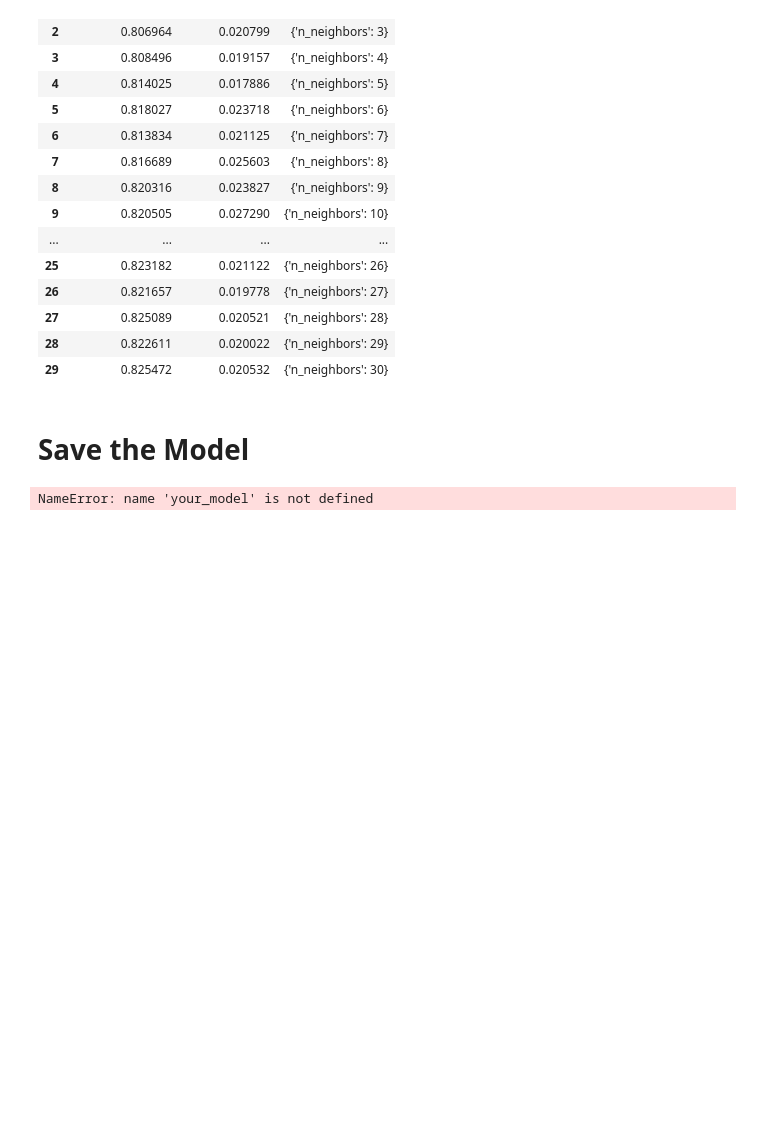
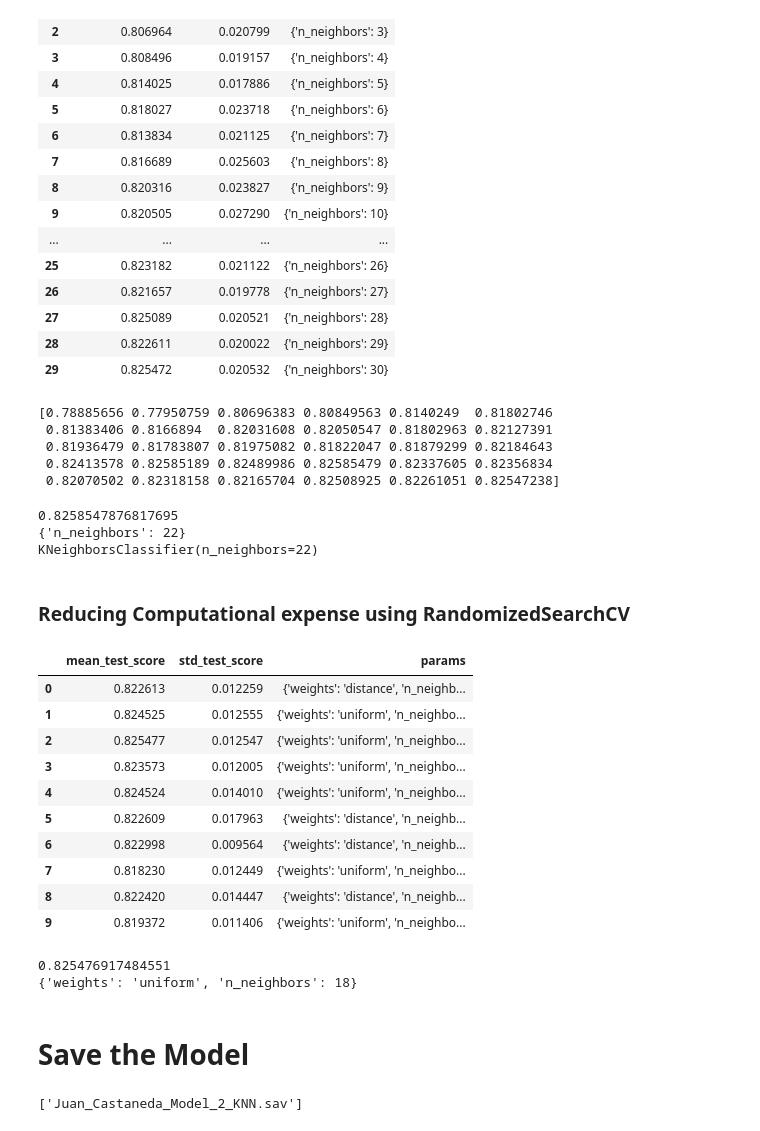
Before and after one commit to crogar/machine-learning-challenge, a Jupyter notebook: starter_code/model_2_Classification_KNN.ipynb, the cells around one changed output. Saved outputs shown, nothing was run; the diff lists cells and outputs as text; code cells hidden in the pictures; blank space fills up the shorter version.

Commit message:
Exported knn.sav model

```diff
--- a/starter_code/model_2_Classification_KNN.ipynb
+++ b/starter_code/model_2_Classification_KNN.ipynb
@@ -182,6 +182,7 @@ Use `GridSearchCV` to tune the model's parameters
 from sklearn.model_selection import GridSearchCV
 # define the parameter values that should be searched
 k_range = list(range(1, 31))
+weight_options = ['uniform', 'distance']
 print(k_range)
 # %% [output]
 [1, 2, 3, 4, 5, 6, 7, 8, 9, 10, 11, 12, 13, 14, 15, 16, 17, 18, 19, 20, 21, 22, 23, 24, 25, 26, 27, 28, 29, 30]
@@ -237,3 +238,24 @@ pd.DataFrame(grid.cv_results_)[['mean_test_score', 'std_test_score', 'params']]
 | 27 | 0.825089 | 0.020521 | {'n_neighbors': 28} |
 | 28 | 0.822611 | 0.020022 | {'n_neighbors': 29} |
 | 29 | 0.825472 | 0.020532 | {'n_neighbors': 30} |
+# %%
+# print the array of mean scores only
+grid_mean_scores = grid.cv_results_['mean_test_score']
+print(grid_mean_scores)
+# %% [output]
+[0.78885656 0.77950759 0.80696383 0.80849563 0.8140249  0.81802746
+ 0.81383406 0.8166894  0.82031608 0.82050547 0.81802963 0.82127391
+ 0.81936479 0.81783807 0.81975082 0.81822047 0.81879299 0.82184643
+ 0.82413578 0.82585189 0.82489986 0.82585479 0.82337605 0.82356834
+ 0.82070502 0.82318158 0.82165704 0.82508925 0.82261051 0.82547238]
+# %%
+# examine the best model
+print(grid.best_score_)
+print(grid.best_params_)
+print(grid.best_estimator_)
+# %% [output]
+0.8258547876817695
+{'n_neighbors': 22}
+KNeighborsClassifier(n_neighbors=22)
+# %% [markdown]
+### Reducing Computational expense using RandomizedSearchCV
@@ -240,3 +264,30 @@ pd.DataFrame(grid.cv_results_)[['mean_test_score', 'std_test_score', 'params']]
+# %%
+# specify "parameter distributions" rather than a "parameter grid"
+param_dist = dict(n_neighbors=k_range, weights=weight_options)
+# %%
+# n_iter controls the number of searches
+rand = RandomizedSearchCV(knn_model, param_dist, cv=10, scoring='accuracy', n_iter=10, random_state=5)
+rand.fit(X_train_scaled, y_train)
+pd.DataFrame(rand.cv_results_)[['mean_test_score', 'std_test_score', 'params']]
+# %% [output]
+|  | mean_test_score | std_test_score | params |
+| 0 | 0.822613 | 0.012259 | {'weights': 'distance', 'n_neighb... |
+| 1 | 0.824525 | 0.012555 | {'weights': 'uniform', 'n_neighbo... |
+| 2 | 0.825477 | 0.012547 | {'weights': 'uniform', 'n_neighbo... |
+| 3 | 0.823573 | 0.012005 | {'weights': 'uniform', 'n_neighbo... |
+| 4 | 0.824524 | 0.014010 | {'weights': 'uniform', 'n_neighbo... |
+| 5 | 0.822609 | 0.017963 | {'weights': 'distance', 'n_neighb... |
+| 6 | 0.822998 | 0.009564 | {'weights': 'distance', 'n_neighb... |
+| 7 | 0.818230 | 0.012449 | {'weights': 'uniform', 'n_neighbo... |
+| 8 | 0.822420 | 0.014447 | {'weights': 'distance', 'n_neighb... |
+| 9 | 0.819372 | 0.011406 | {'weights': 'uniform', 'n_neighbo... |
+# %%
+# examine the best model
+print(rand.best_score_)
+print(rand.best_params_)
+# %% [output]
+0.825476917484551
+{'weights': 'uniform', 'n_neighbors': 18}
 # %% [markdown]
 # Save the Model
 # %%
@@ -245,7 +296,7 @@ pd.DataFrame(grid.cv_results_)[['mean_test_score', 'std_test_score', 'params']]
 # be sure to turn this in to BCS
 # if joblib fails to import, try running the command to install in terminal/git-bash
 import joblib
-filename = 'your_name.sav'
-joblib.dump(your_model, filename)
+filename = 'Juan_Castaneda_Model_2_KNN.sav'
+joblib.dump(knn_model, filename)
 # %% [output]
-NameError: name 'your_model' is not defined
+['Juan_Castaneda_Model_2_KNN.sav']
```
Also changed, not shown: parts of 3 cells of this notebook, 1 other file.
